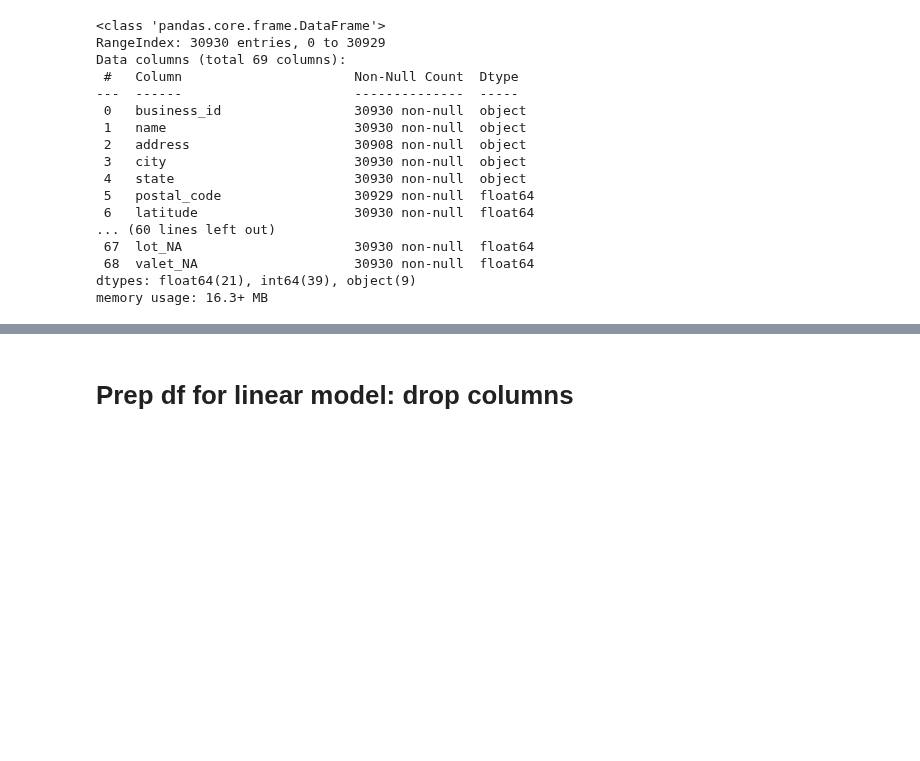
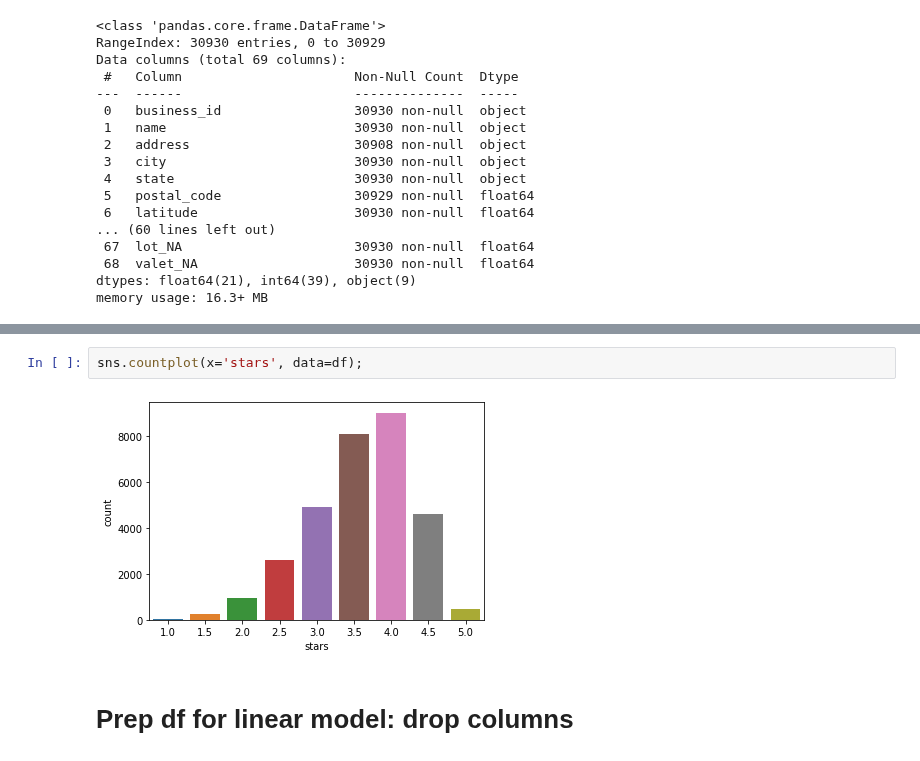
Before and after one commit to EAName/yelp-reviews, a Jupyter notebook: Yelp_RandomForest_XGBoost_AA.ipynb, the cells around one changed output, grey strips where cells are left out. Saved outputs shown, nothing was run; the diff lists cells and outputs as text; blank space fills up the shorter version.

```diff
--- a/Yelp_RandomForest_XGBoost_AA.ipynb
+++ b/Yelp_RandomForest_XGBoost_AA.ipynb
@@ -66,6 +66,10 @@ df.describe()
 | 50% | 34609.000000 | 38.783002 | -82.756512 | 3.500000 | 51.000000 | 1.000000 | 1.000000 | 1.000000 | ... |
 | 75% | 63112.000000 | 39.950214 | -75.291954 | 4.000000 | 124.000000 | 1.000000 | 1.000000 | 1.000000 | ... |
 | max | 336140.000000 | 43.773686 | -74.664459 | 5.000000 | 7568.000000 | 1.000000 | 1.000000 | 1.000000 | ... |
+# %%
+sns.countplot(x='stars', data=df);
+# %% [output]
+[figure, added]
 # %% [markdown]
 # Prep df for linear model: drop columns
 # %%
```
Also changed, not shown: parts of 25 cells of this notebook.
